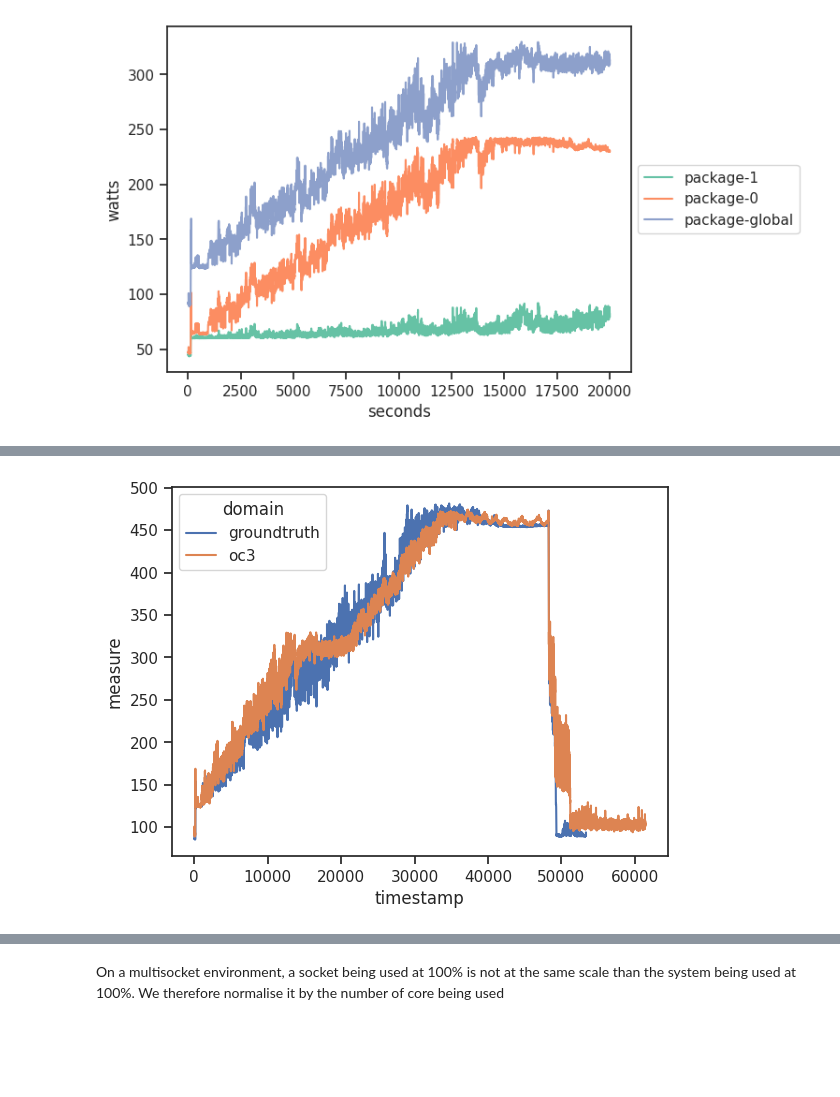
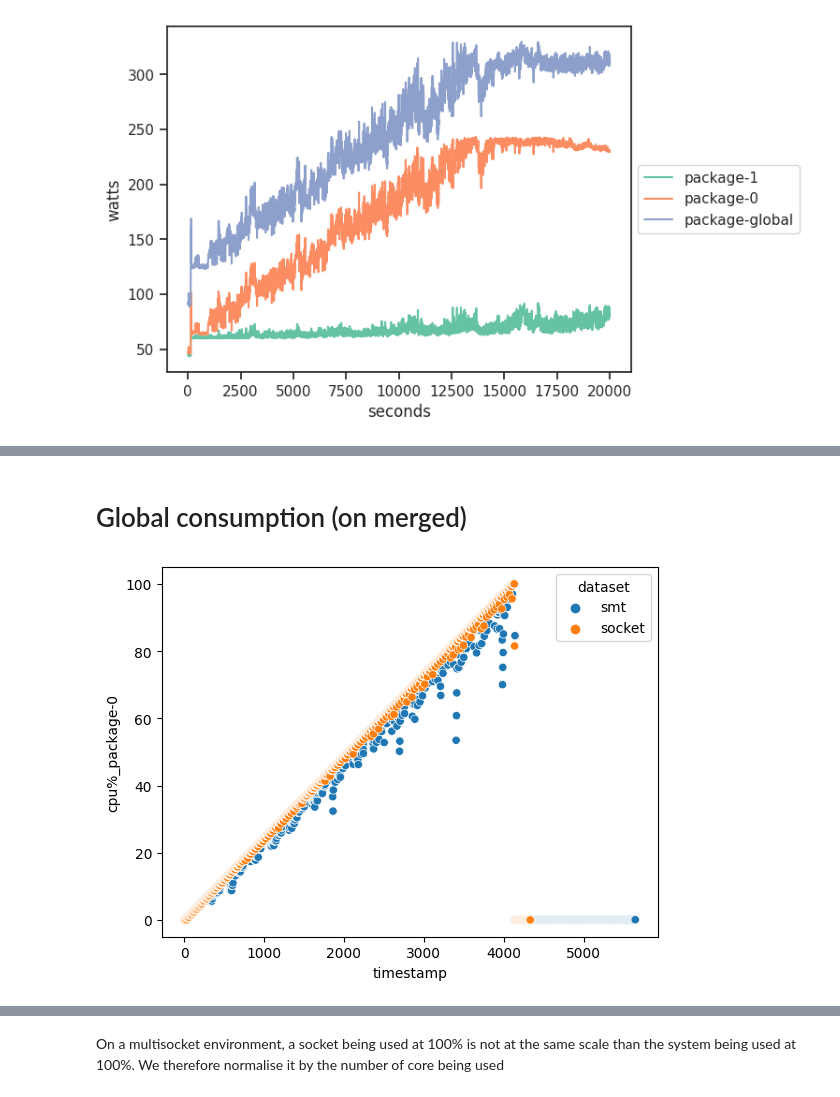
Before and after one commit to jacquetpi/rapl-reader, a Jupyter notebook: investig-consumption.ipynb, the cells around one changed output, grey strips where cells are left out. Drawn from its saved outputs; the diff is of its cells as text; code cells hidden in the pictures; blank space fills up the shorter version.

```diff
--- a/investig-consumption.ipynb
+++ b/investig-consumption.ipynb
@@ -17,3 +17,22 @@ def format_csv(path : str):
             serie = x.loc[x['domain'] == domain]['measure']
             output_dict[domain].append(serie.iloc[0]) if len(serie)>0 else output_dict[domain].append(None)
     return pd.DataFrame(output_dict)
+
+def merge_datasets(input_datasets : dict):
+    for name, dataset in input_datasets.items(): dataset['dataset'] = name
+    return pd.concat(input_datasets.values())
+
+def delta_from_merge(merged_dataset : pd.DataFrame, delta_between : list):
+    filtered_dataset = {}
+    for dataset in delta_between:
+        filtered_dataset[dataset] = dataset_merged.loc[dataset_merged['dataset'] == dataset]
+
+    unique_keys = list(dataset_merged.keys())
+    unique_keys.remove('timestamp')
+    unique_keys.remove('dataset')
+    pd.set_option('mode.chained_assignment', None)
+    for key in unique_keys:
+        filtered_dataset[delta_between[0]][key + '_delta'] = filtered_dataset[delta_between[1]][key] - filtered_dataset[delta_between[0]][key]
+        filtered_dataset[delta_between[0]][key + '_delta%'] = (filtered_dataset[delta_between[0]][key + '_delta']/filtered_dataset[delta_between[1]][key])*100
+
+    return filtered_dataset[delta_between[0]]
@@ -20,10 +41,5 @@ def format_csv(path : str):
 # %%
-dataset_gt  = pd.read_csv('/usr/local/src/rapl-reader/measures/consumption-20230714-nopin.csv')
-dataset_oc3 = pd.read_csv('/usr/local/src/rapl-reader/measures/consumption-20230825-oc3-activecores.csv')
+dataset_smt  = format_csv('/usr/local/src/rapl-reader/measures/consumption-20230829-stress-smt2.csv')
+dataset_soc = format_csv('/usr/local/src/rapl-reader/measures/consumption-20230829-stress-socket2.csv')
 
-dataset_smt  = pd.read_csv('/usr/local/src/rapl-reader/measures/consumption-20230829-stress-smt.csv')
-dataset_soc = pd.read_csv('/usr/local/src/rapl-reader/measures/consumption-20230829-stress-socket.csv')
-
-dataset = dataset.drop(dataset[dataset['timestamp'] > 45000].index)
-domains_unique = dataset['domain'].unique()
-for domain in domains_unique: print(domain)
+dataset_merged = merge_datasets({'smt':dataset_smt, 'socket':dataset_soc})
@@ -199,12 +96,6 @@ g = ax.set(xlabel='seconds', ylabel='cpu%')
-# %%
-pd.set_option('mode.chained_assignment', None)
-x1 = dataset_gt.loc[dataset_gt['domain'] == 'package-global']
-x1['domain'] = x1['domain'].apply(lambda x : 'groundtruth')
-
-x2 = dataset_oc3.loc[dataset_oc3['domain'] == 'package-global']
-x2['domain'] = x2['domain'].apply(lambda x : 'oc3')
-
-output = pd.concat([x1,x2])
-ax = sns.lineplot(data=output, x='timestamp', y='measure', hue='domain')
-# %% [output]
-[figure, removed]
+# %% [markdown]
+# Global consumption (on merged)
+# %%
+ax = sns.scatterplot(data=dataset_merged, x='timestamp', y='cpu%_package-0', hue='dataset')
+# %% [output]
+[figure, added]
```
Also changed, not shown: parts of 17 cells of this notebook.
